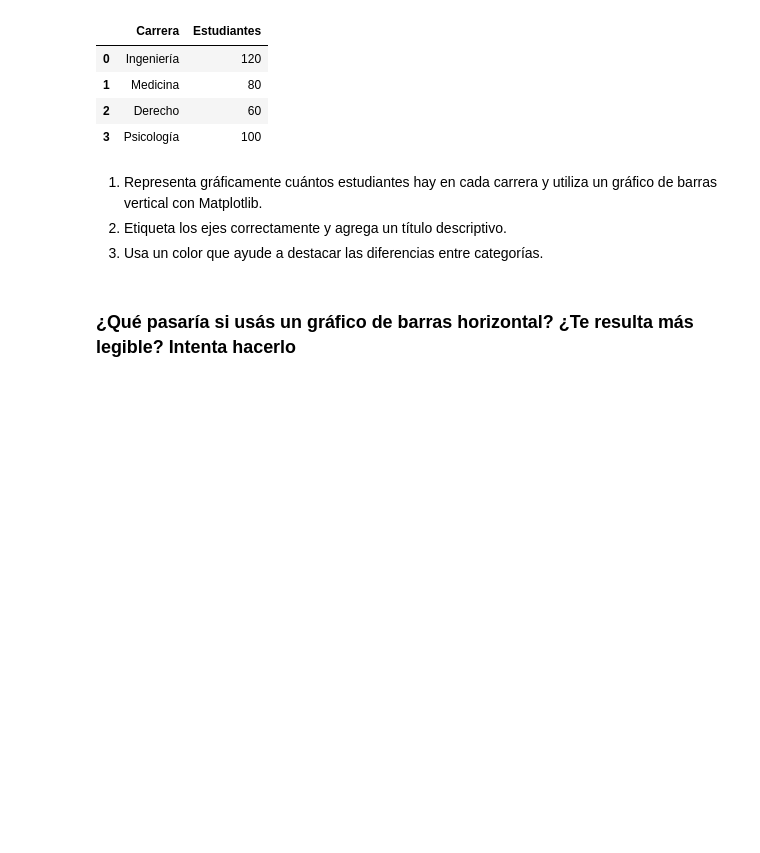
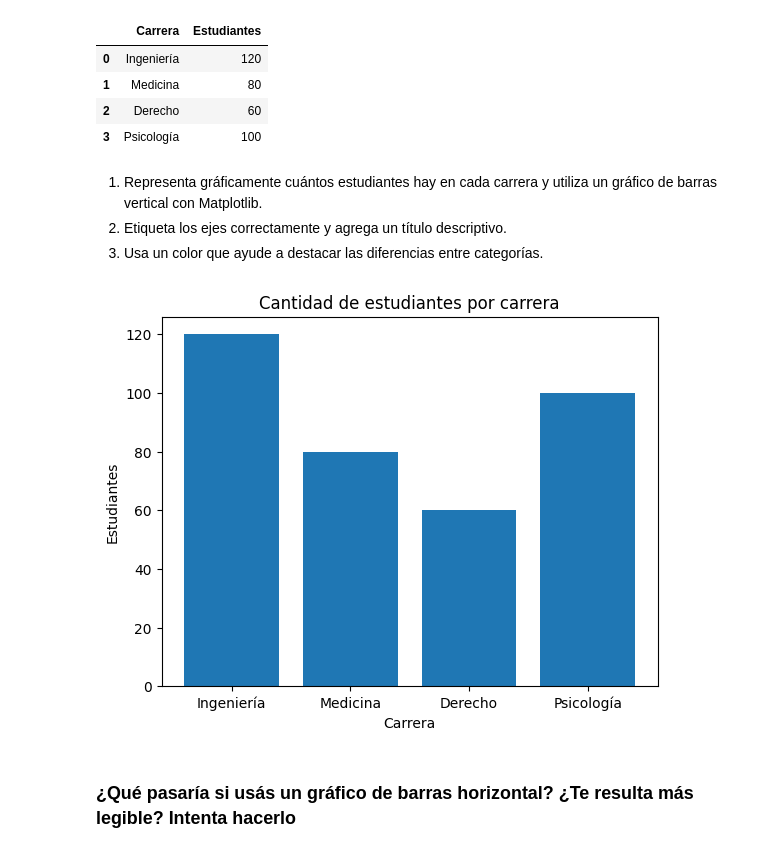
Before and after one commit to 4GeeksAcademy/AdriAREvisualization-exercises-with-matplot-and-seaborn, a Jupyter notebook: notebook/problems.es.ipynb, the cells around one changed output. Saved outputs shown, nothing was run; the diff lists cells and outputs as text; code cells hidden in the pictures; blank space fills up the shorter version.

```diff
--- a/notebook/problems.es.ipynb
+++ b/notebook/problems.es.ipynb
@@ -84,2 +82,10 @@ df_carreras
+# %%
+plt.bar(df_carreras['Carrera'], df_carreras['Estudiantes'])
+plt.title("Cantidad de estudiantes por carrera")
+plt.xlabel("Carrera")
+plt.ylabel("Estudiantes")
+plt.show()
+# %% [output]
+[figure, added]
 # %% [markdown]
 ### ¿Qué pasaría si usás un gráfico de barras **horizontal**? ¿Te resulta más legible? Intenta hacerlo
```
Also changed, not shown: parts of 3 cells of this notebook.
